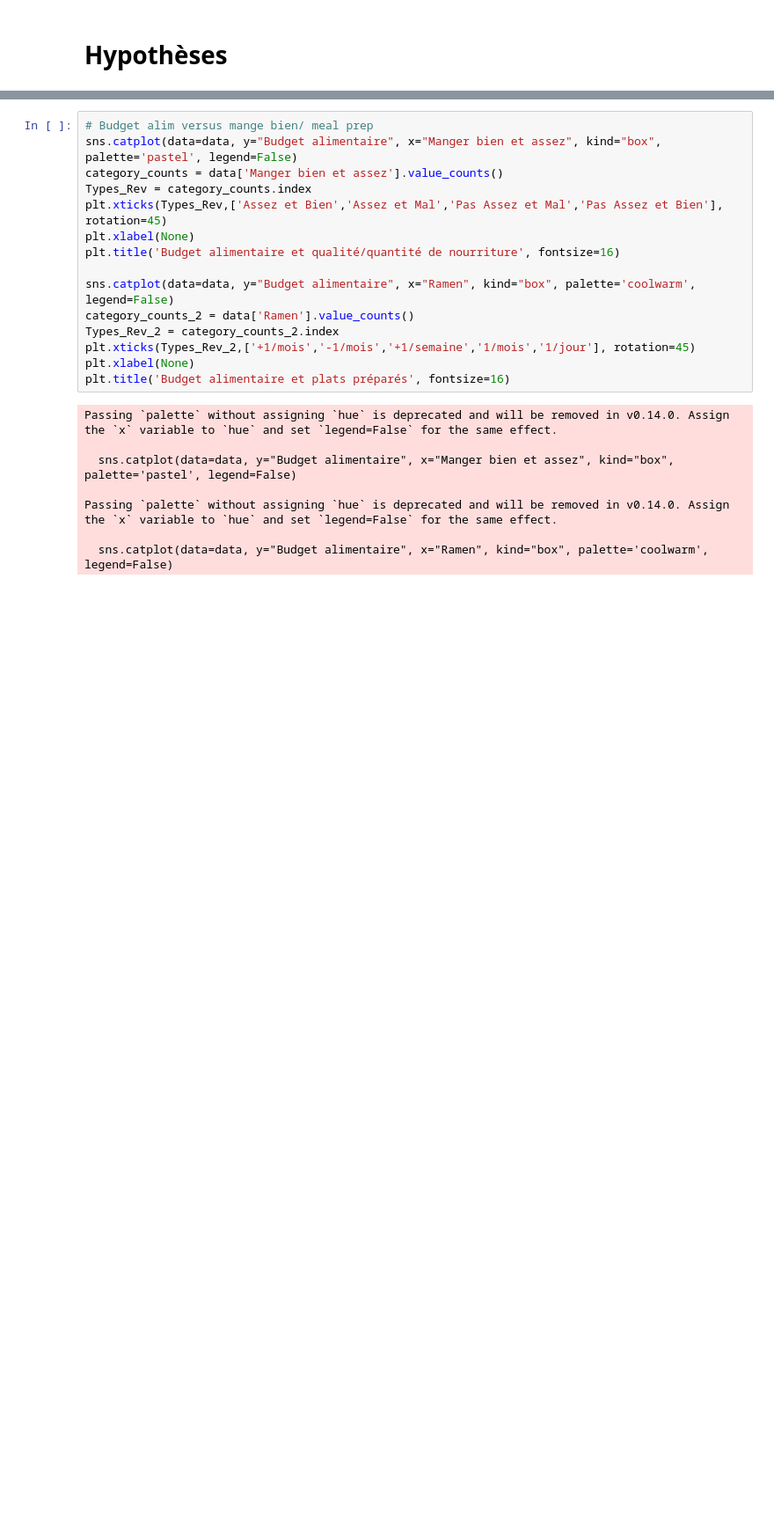
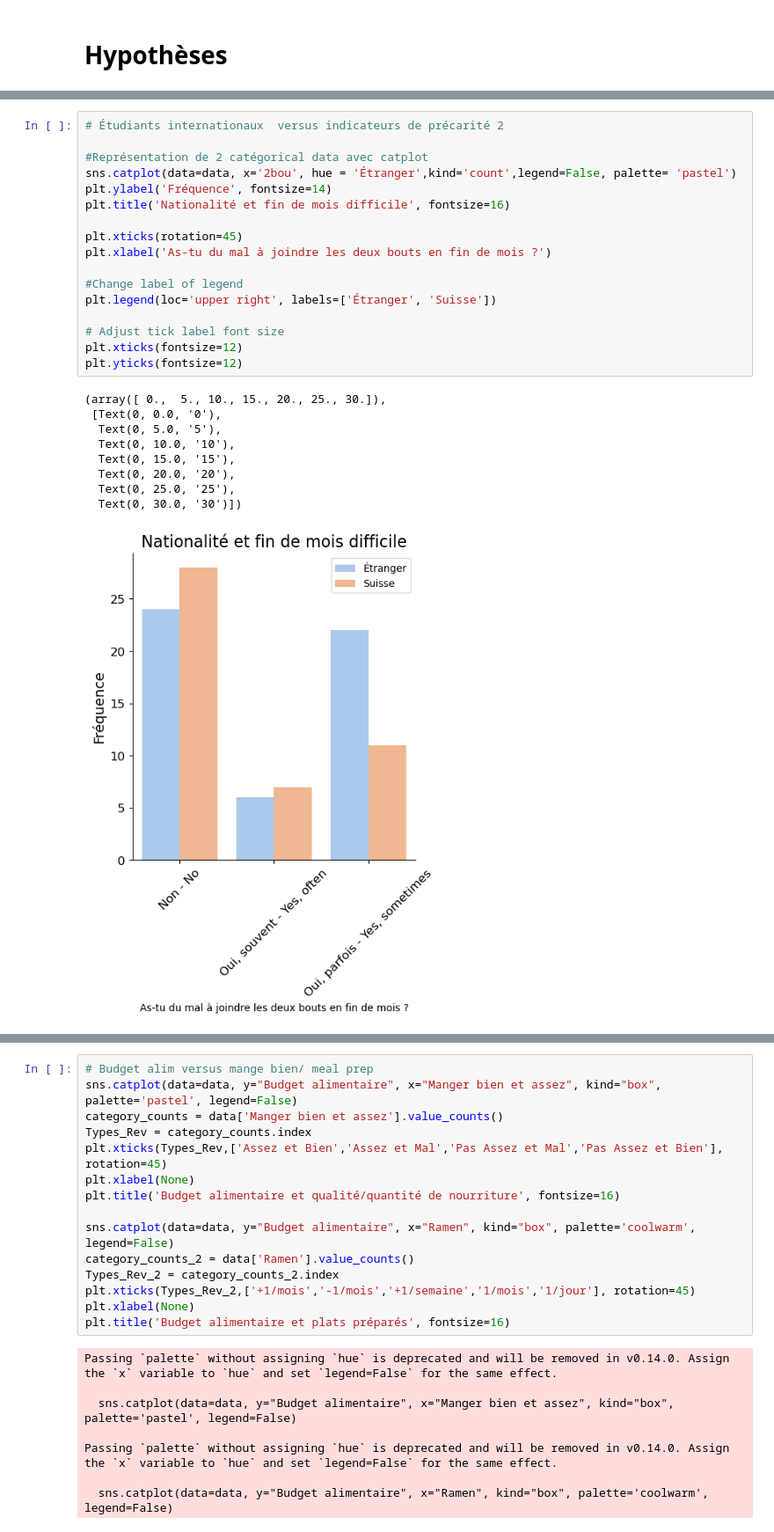
Before and after one commit to ClarissePierre/Precarite_Analyse, a Jupyter notebook: analyse.ipynb, the cells around one changed output, grey strips where cells are left out. Shown at 88% size. Cells and saved outputs as stored; diff of their text form; blank space fills up the shorter version.

```diff
--- a/analyse.ipynb
+++ b/analyse.ipynb
@@ -920,3 +965,30 @@ plt.yticks(fontsize=12)
   Text(0, 25.0, '25'),
   Text(0, 30.0, '30')])
 [figure]
+# %%
+# Étudiants internationaux  versus indicateurs de précarité 2
+
+#Représentation de 2 catégorical data avec catplot
+sns.catplot(data=data, x='2bou', hue = 'Étranger',kind='count',legend=False, palette= 'pastel')
+plt.ylabel('Fréquence', fontsize=14)
+plt.title('Nationalité et fin de mois difficile', fontsize=16)
+
+plt.xticks(rotation=45)
+plt.xlabel('As-tu du mal à joindre les deux bouts en fin de mois ?')
+
+#Change label of legend
+plt.legend(loc='upper right', labels=['Étranger', 'Suisse'])
+
+# Adjust tick label font size
+plt.xticks(fontsize=12)
+plt.yticks(fontsize=12)
+# %% [output]
+(array([ 0.,  5., 10., 15., 20., 25., 30.]),
+ [Text(0, 0.0, '0'),
+  Text(0, 5.0, '5'),
+  Text(0, 10.0, '10'),
+  Text(0, 15.0, '15'),
+  Text(0, 20.0, '20'),
+  Text(0, 25.0, '25'),
+  Text(0, 30.0, '30')])
+[figure, added]
```
Also changed, not shown: parts of 9 cells of this notebook.
